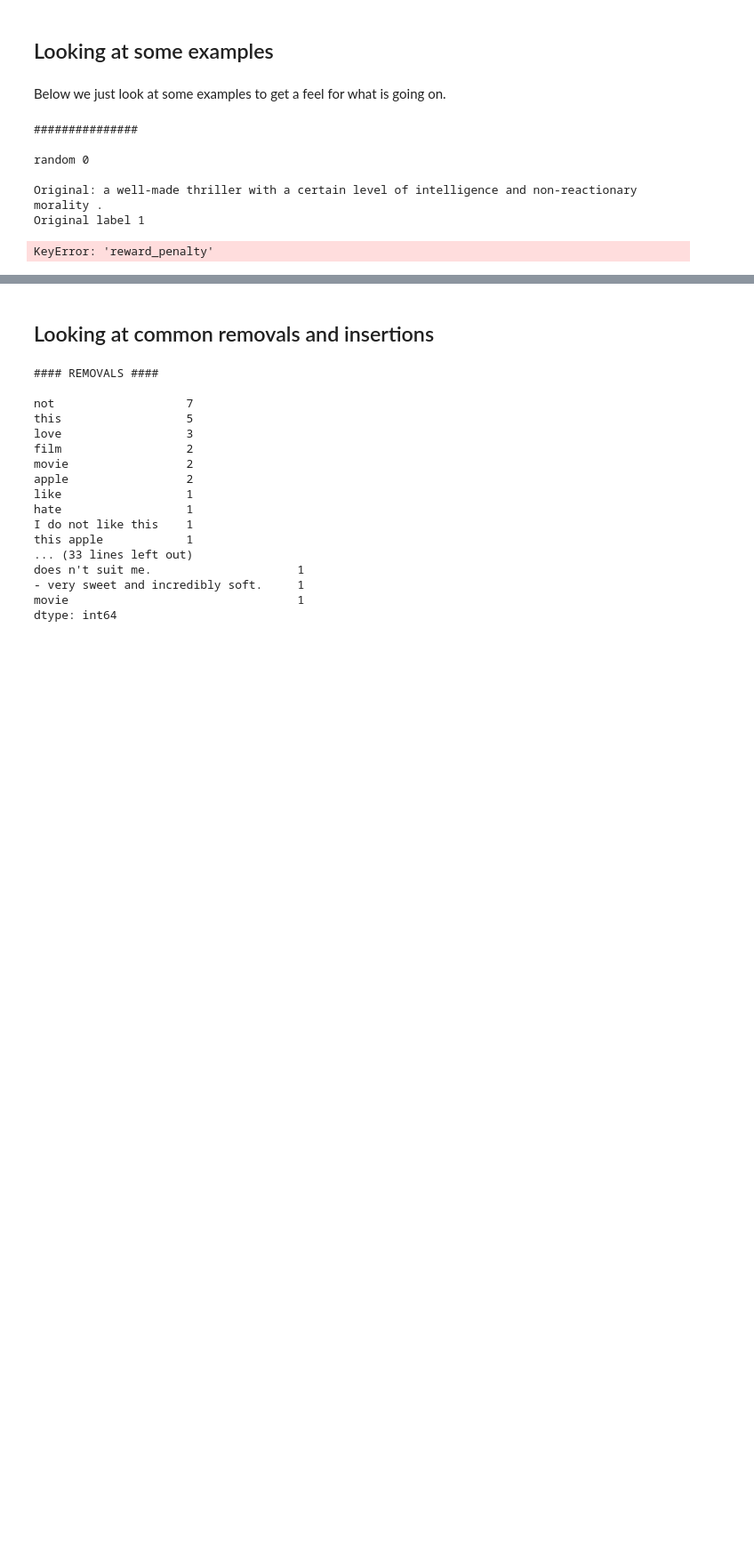
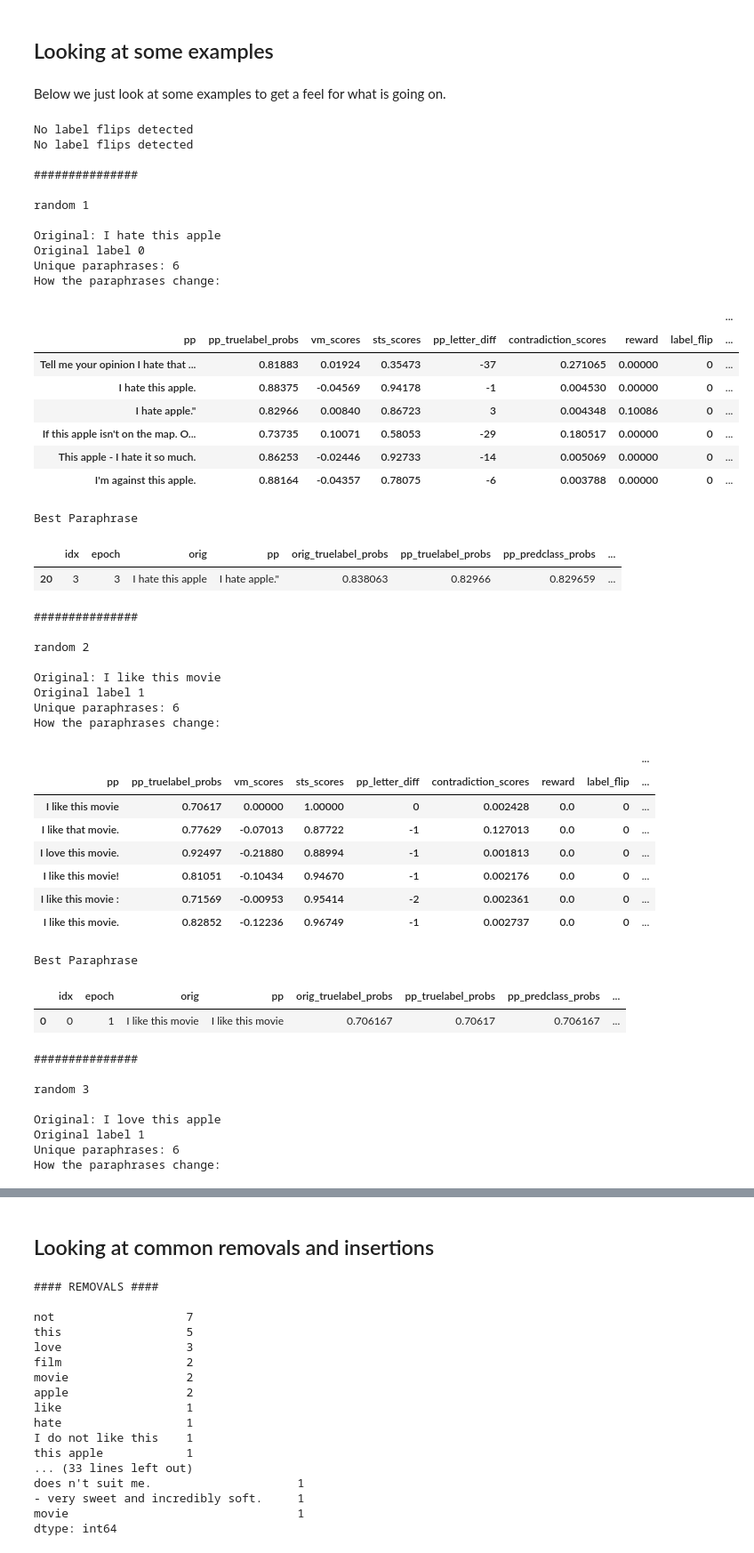
Before and after one commit to puzzler10/travis_attack, a Jupyter notebook: show_examples.ipynb, the cells around one changed output, grey strips where cells are left out. Shown: that part at 89% size. Drawn from its saved outputs; the diff is of its cells as text; code cells hidden in the pictures; blank space fills up the shorter version.

```diff
--- a/show_examples.ipynb
+++ b/show_examples.ipynb
@@ -78,13 +103,61 @@ def print_interesting_text_stats(df, n):
 # %%
 split = 'training_step'
+n=3
+
 df_d = get_training_dfs(path_run, postprocessed=True)
-idx_d = get_interesting_idx(df_d[split], n=5)
-print_interesting_text_stats(df_d[split], n=5)
+df = df_d[split]
+if split == "training_step":
+    idx_d = get_interesting_idx(df, n)
+    print_interesting_text_stats_training_step(df, n)
+else:
+    show_random_examples_for_eval_set(df, n)
 # %% [output]
+No label flips detected
+No label flips detected
+
 ###############
 
-random 0
+random 1
 
-Original: a well-made thriller with a certain level of intelligence and non-reactionary morality .
-Original label 1
+Original: I hate this apple
+Original label 0
+Unique paraphrases: 6
+How the paraphrases change:
+|  |  |  |  |  |  |  |  | ... |
+| pp | pp_truelabel_probs | vm_scores | sts_scores | pp_letter_diff | contradiction_scores | reward | label_flip | ... |
+| Tell me your opinion I hate that ... | 0.81883 | 0.01924 | 0.35473 | -37 | 0.271065 | 0.00000 | 0 | ... |
+| I hate this apple. | 0.88375 | -0.04569 | 0.94178 | -1 | 0.004530 | 0.00000 | 0 | ... |
+| I hate apple." | 0.82966 | 0.00840 | 0.86723 | 3 | 0.004348 | 0.10086 | 0 | ... |
+| If this apple isn't on the map. O... | 0.73735 | 0.10071 | 0.58053 | -29 | 0.180517 | 0.00000 | 0 | ... |
+| This apple - I hate it so much. | 0.86253 | -0.02446 | 0.92733 | -14 | 0.005069 | 0.00000 | 0 | ... |
+| I'm against this apple. | 0.88164 | -0.04357 | 0.78075 | -6 | 0.003788 | 0.00000 | 0 | ... |
-KeyError: 'reward_penalty'
+Best Paraphrase
+|  | idx | epoch | orig | pp | orig_truelabel_probs | pp_truelabel_probs | pp_predclass_probs | ... |
+| 20 | 3 | 3 | I hate this apple | I hate apple." | 0.838063 | 0.82966 | 0.829659 | ... |
+###############
+
+random 2
+
+Original: I like this movie
+Original label 1
+Unique paraphrases: 6
+How the paraphrases change:
+|  |  |  |  |  |  |  |  | ... |
+| pp | pp_truelabel_probs | vm_scores | sts_scores | pp_letter_diff | contradiction_scores | reward | label_flip | ... |
+| I like this movie | 0.70617 | 0.00000 | 1.00000 | 0 | 0.002428 | 0.0 | 0 | ... |
+| I like that movie. | 0.77629 | -0.07013 | 0.87722 | -1 | 0.127013 | 0.0 | 0 | ... |
+| I love this movie. | 0.92497 | -0.21880 | 0.88994 | -1 | 0.001813 | 0.0 | 0 | ... |
+| I like this movie! | 0.81051 | -0.10434 | 0.94670 | -1 | 0.002176 | 0.0 | 0 | ... |
+| I like this movie : | 0.71569 | -0.00953 | 0.95414 | -2 | 0.002361 | 0.0 | 0 | ... |
+| I like this movie. | 0.82852 | -0.12236 | 0.96749 | -1 | 0.002737 | 0.0 | 0 | ... |
+Best Paraphrase
+|  | idx | epoch | orig | pp | orig_truelabel_probs | pp_truelabel_probs | pp_predclass_probs | ... |
+| 0 | 0 | 1 | I like this movie | I like this movie | 0.706167 | 0.70617 | 0.706167 | ... |
+###############
+
+random 3
+
+Original: I love this apple
+Original label 1
+Unique paraphrases: 6
+How the paraphrases change:
```
Also changed, not shown: parts of 3 cells of this notebook, 17 other files.
